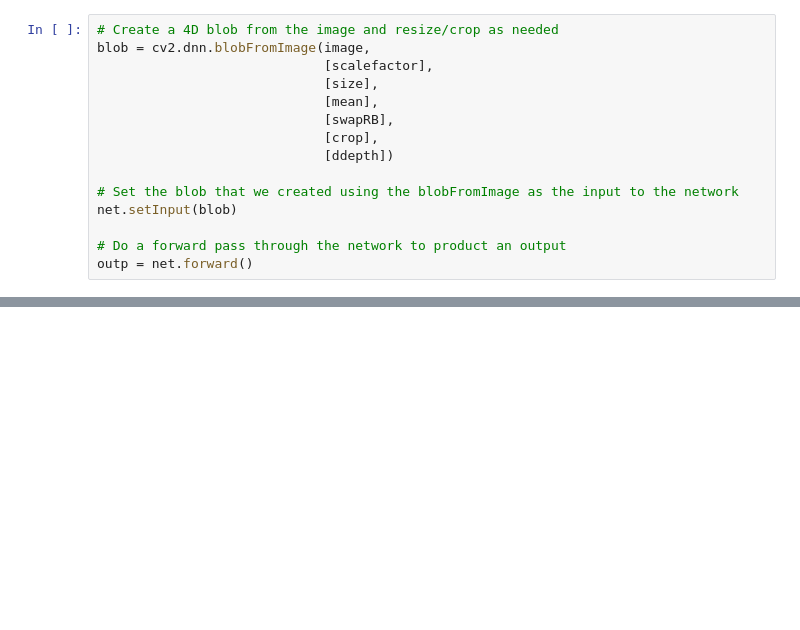
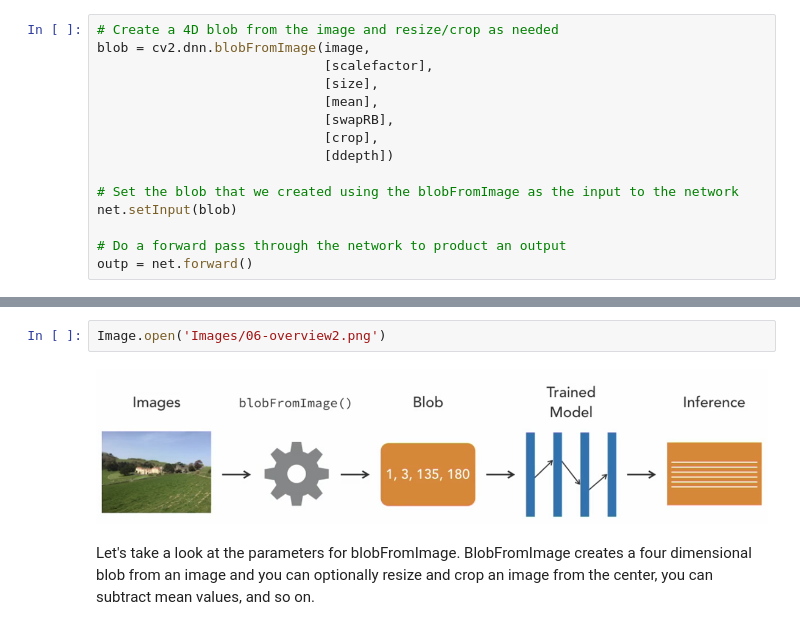
Before and after one commit to davidtnly/DeepLearning, a Jupyter notebook: 03-opencv4-course/02-deep-learning-intro.ipynb, the cells around one changed output, grey strips where cells are left out. Cells and saved outputs as stored; diff of their text form; blank space fills up the shorter version.

```diff
--- a/03-opencv4-course/02-deep-learning-intro.ipynb
+++ b/03-opencv4-course/02-deep-learning-intro.ipynb
@@ -45,0 +66,6 @@ outp = net.forward()
+# %%
+Image.open('Images/06-overview2.png')
+# %% [output]
+[figure, added]
+# %% [markdown]
+ Let's take a look at the parameters for blobFromImage. BlobFromImage creates a four dimensional blob from an image and you can optionally resize and crop an image from the center, you can subtract mean values, and so on.
```
Also changed, not shown: parts of 12 cells of this notebook, 14 other files.
